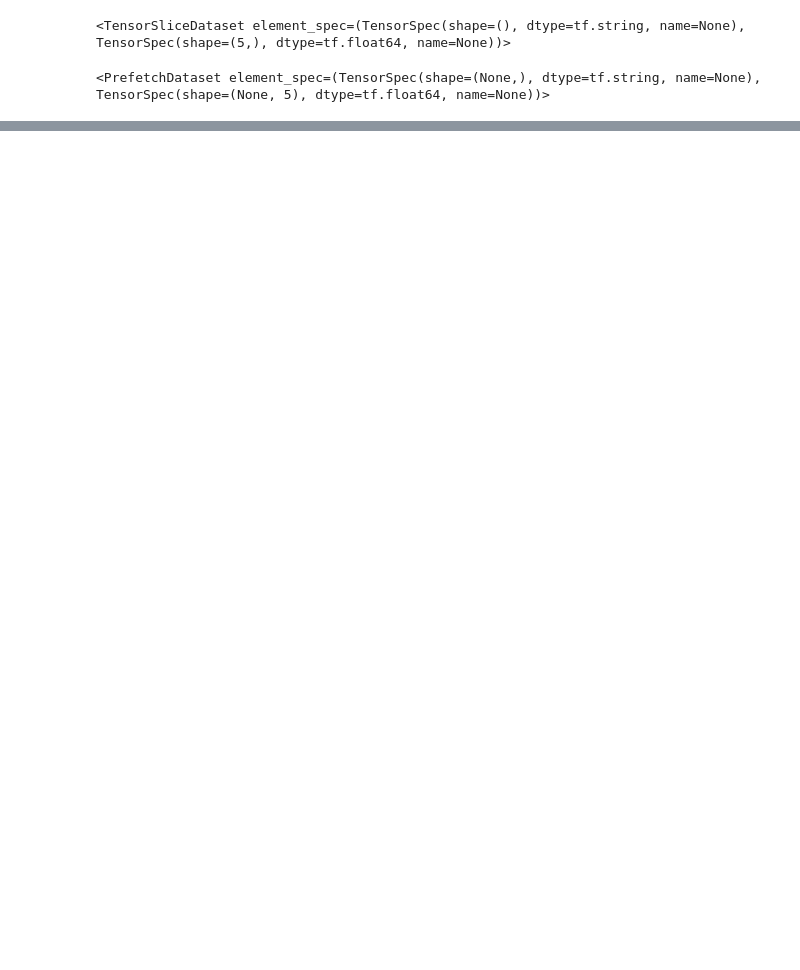
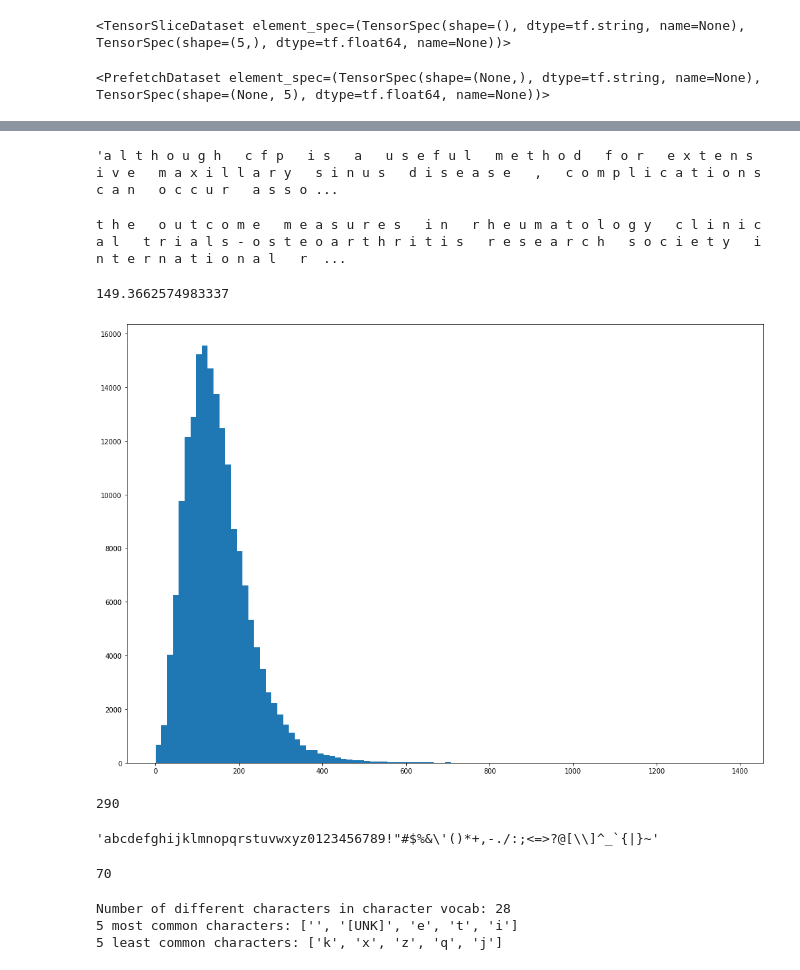
Before and after one commit to Semen-B/NLP_Medical_Paper_Abstracts, a Jupyter notebook: 09_SkimLit_nlp_milestone_project_2.ipynb, the cells around one changed output, grey strips where cells are left out. Saved outputs shown, nothing was run; the diff lists cells and outputs as text; code cells hidden in the pictures; blank space fills up the shorter version.

```diff
--- a/09_SkimLit_nlp_milestone_project_2.ipynb
+++ b/09_SkimLit_nlp_milestone_project_2.ipynb
@@ -579,0 +658,45 @@ OSError: SavedModel file does not exist at: C:\Users\semen\AppData\Local\Temp\tf
+# %%
+# Test splitting non-character-level sequence into characters
+split_chars(random_training_sentence)
+# %% [output]
+'a l t h o u g h   c f p   i s   a   u s e f u l   m e t h o d   f o r   e x t e n s i v e   m a x i l l a r y   s i n u s   d i s e a s e   ,   c o m p l i c a t i o n s   c a n   o c c u r   a s s o ...
+# %%
+
+# Split sequence-level data splits into character-level data splits
+train_chars = [split_chars(sentence) for sentence in train_sentences]
+val_chars = [split_chars(sentence) for sentence in val_sentences]
+test_chars = [split_chars(sentence) for sentence in test_sentences]
+print(train_chars[10])
+# %% [output]
+t h e   o u t c o m e   m e a s u r e s   i n   r h e u m a t o l o g y   c l i n i c a l   t r i a l s - o s t e o a r t h r i t i s   r e s e a r c h   s o c i e t y   i n t e r n a t i o n a l   r  ...
+# %%
+import numpy as np
+# What's the average character length?
+char_lens = [len(sentence) for sentence in train_sentences]
+mean_char_len = np.mean(char_lens)
+mean_char_len
+# %% [output]
+149.3662574983337
+# %%
+import matplotlib.pyplot as plt
+plt.figure(figsize=(17, 12))
+plt.hist(char_lens, bins=100);
+# %% [output]
+[figure, added]
+# %%
+# Find what character length covers 95% of sequences
+output_seq_char_len = int(np.percentile(char_lens, 95))
+output_seq_char_len
+# %% [output]
+290
+# %%
+# Get all keyboard characters for char-level embedding
+import string
+alphabet = string.ascii_lowercase + string.digits + string.punctuation
+alphabet
+# %% [output]
+'abcdefghijklmnopqrstuvwxyz0123456789!"#$%&\'()*+,-./:;<=>?@[\\]^_`{|}~'
+# %%
+len(alphabet) + 2
+# %% [output]
+70
@@ -579,0 +713,10 @@ OSError: SavedModel file does not exist at: C:\Users\semen\AppData\Local\Temp\tf
+# %%
+# Check character vocabulary characteristics
+char_vocab = char_vectorizer.get_vocabulary()
+print(f"Number of different characters in character vocab: {len(char_vocab)}")
+print(f"5 most common characters: {char_vocab[:5]}")
+print(f"5 least common characters: {char_vocab[-5:]}")
+# %% [output]
+Number of different characters in character vocab: 28
+5 most common characters: ['', '[UNK]', 'e', 't', 'i']
+5 least common characters: ['k', 'x', 'z', 'q', 'j']
```
Also changed, not shown: parts of 23 cells of this notebook.
